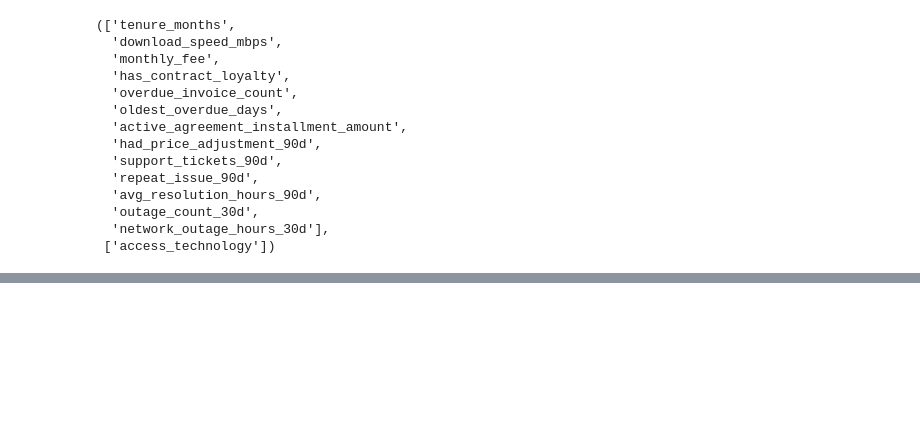
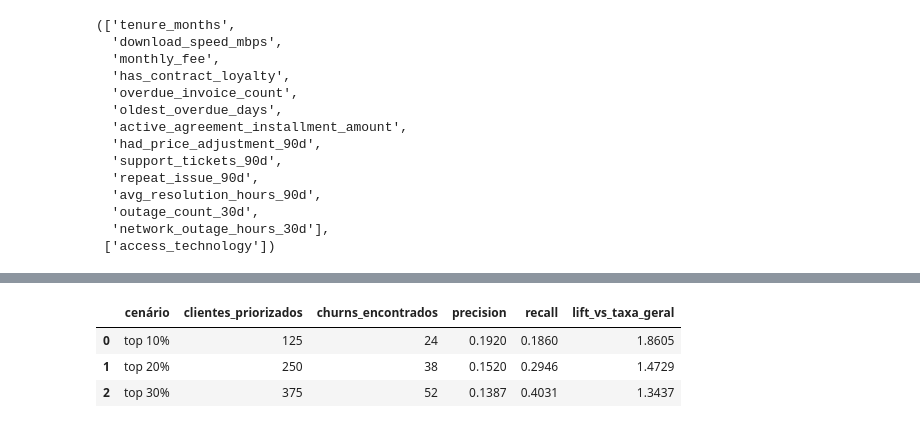
Before and after one commit to ViktorOliveira140/dataScience, a Jupyter notebook: notebooks/02_modeling_baseline.ipynb, the cells around one changed output, grey strips where cells are left out. Drawn from its saved outputs; the diff is of its cells as text; code cells hidden in the pictures; blank space fills up the shorter version.

```diff
--- a/notebooks/02_modeling_baseline.ipynb
+++ b/notebooks/02_modeling_baseline.ipynb
@@ -210,0 +323,37 @@ metrics_summary
+# %%
+def evaluate_capacity_scenario(y_true, scores, share):
+    ranking = pd.DataFrame(
+        {
+            "churn_90d": y_true.to_numpy(),
+            "score": scores,
+        }
+    ).sort_values("score", ascending=False)
+
+    prioritized_count = int(np.ceil(len(ranking) * share))
+    prioritized = ranking.head(prioritized_count)
+    churns_found = int(prioritized["churn_90d"].sum())
+    total_churns = int(ranking["churn_90d"].sum())
+    precision = churns_found / prioritized_count
+    recall = churns_found / total_churns
+    overall_churn_rate = ranking["churn_90d"].mean()
+    lift = precision / overall_churn_rate
+
+    return {
+        "cenário": f"top {int(share * 100)}%",
+        "clientes_priorizados": prioritized_count,
+        "churns_encontrados": churns_found,
+        "precision": precision,
+        "recall": recall,
+        "lift_vs_taxa_geral": lift,
+    }
+
+capacity_scenarios = pd.DataFrame(
+    [evaluate_capacity_scenario(y_test, y_score_balanced, share) for share in [0.10, 0.20, 0.30]]
+)
+
+capacity_scenarios.round(4)
+# %% [output]
+|  | cenário | clientes_priorizados | churns_encontrados | precision | recall | lift_vs_taxa_geral |
+| 0 | top 10% | 125 | 24 | 0.1920 | 0.1860 | 1.8605 |
+| 1 | top 20% | 250 | 38 | 0.1520 | 0.2946 | 1.4729 |
+| 2 | top 30% | 375 | 52 | 0.1387 | 0.4031 | 1.3437 |
```
Also changed, not shown: parts of 19 cells of this notebook, 1 other file.
